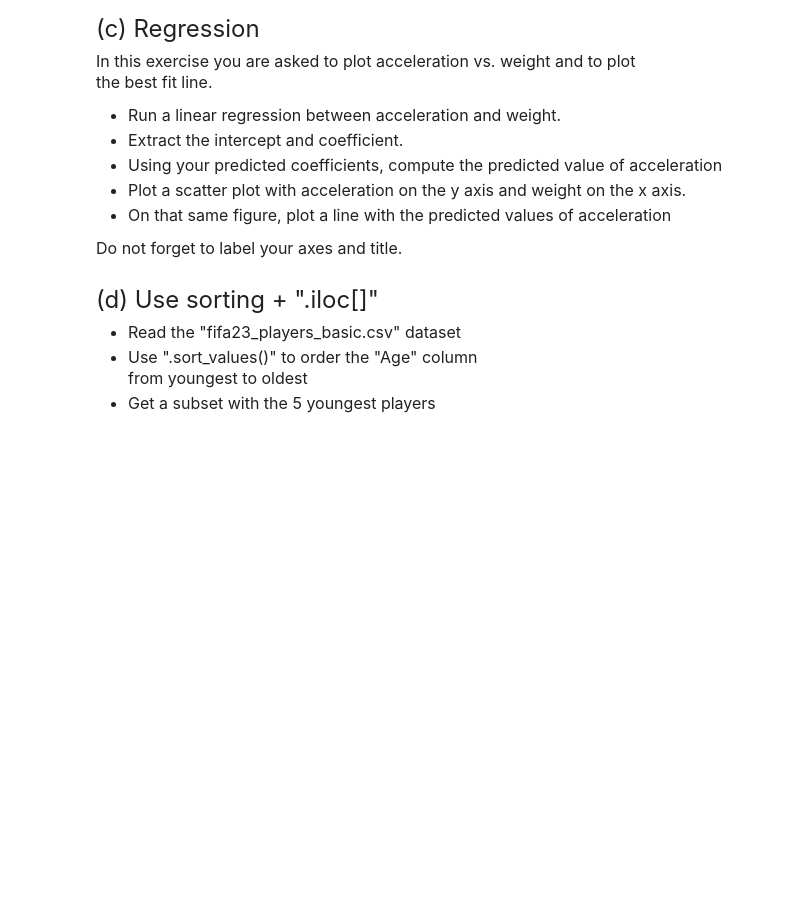
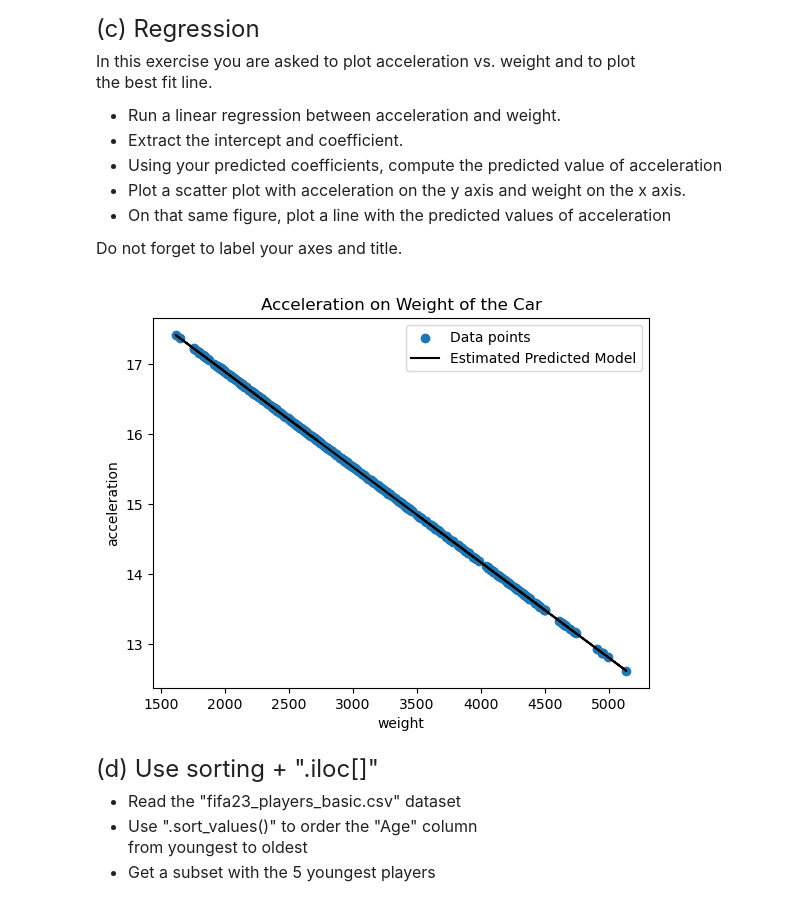
Before and after one commit to minsolkim859/_qtm151spring2024, a Jupyter notebook: assignment6/assignment6.ipynb, the cells around one changed output. Drawn from its saved outputs; the diff is of its cells as text; code cells hidden in the pictures; blank space fills up the shorter version.

```diff
--- a/assignment6/assignment6.ipynb
+++ b/assignment6/assignment6.ipynb
@@ -39,0 +38,9 @@ To get full credit use either the apply or the map function <br>
+# %%
+# Write your answer here
+
+df = pd.read_csv('Data/features.csv')
+
+fn_horsepower = lambda x: pd.to_numeric(x, errors='coerce') > 100
+list_horsepower = df['horsepower'].apply(fn_horsepower)
+
+len(df["horsepower"][list_horsepower]) # There are 150 cars with horsepower > 100
@@ -76,3 +96,21 @@ Do not forget to label your axes and title.
+# %%
+# Write your answer here:
+model = smf.ols(formula = 'acceleration ~  weight', data = df)
+results = model.fit()
+
+b_list = results.params
+
+df["acc_estimated"] = b_list[0] + b_list[1]  * df["weight"]
+
+plt.scatter(x = df["weight"],y = df["acc_estimated"])
+plt.plot(df["weight"],df["acc_estimated"], color = 'black')
+plt.legend(labels = ["Data points","Estimated Predicted Model"])
+plt.title("Acceleration on Weight of the Car")
+plt.xlabel("weight")
+plt.ylabel("acceleration")
+plt.show()
+# %% [output]
+[figure, added]
 # %% [markdown]
 <font size = "5">
 
```
Also changed, not shown: parts of 9 cells of this notebook, 1 other file.
